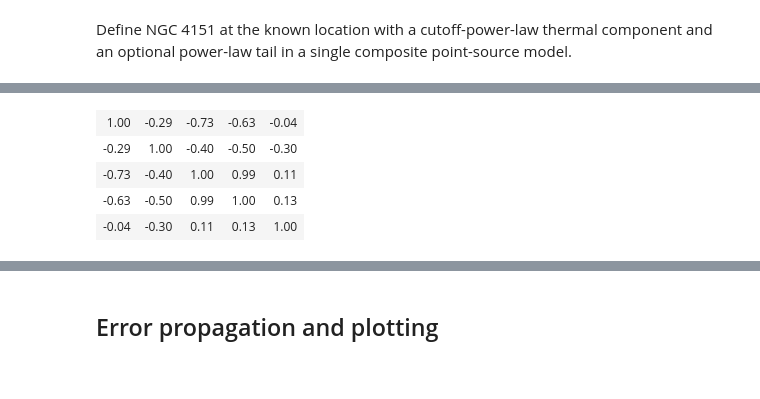
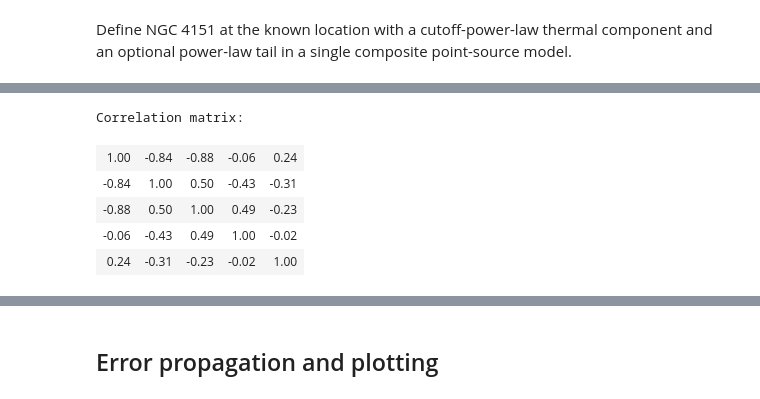
Before and after one commit to parshadkp/cosipy, a Jupyter notebook: docs/tutorials/spectral_fits/continuum_fit/AGN/AGN_Corona_DC4_SubMethod.ipynb, the cells around one changed output, grey strips where cells are left out. Drawn from its saved outputs; the diff is of its cells as text; code cells hidden in the pictures.

```diff
--- a/docs/tutorials/spectral_fits/continuum_fit/AGN/AGN_Corona_DC4_SubMethod.ipynb
+++ b/docs/tutorials/spectral_fits/continuum_fit/AGN/AGN_Corona_DC4_SubMethod.ipynb
@@ -63,22 +46,27 @@ if not (analysis_dir / "agn.yaml").exists():
     if repo_notebook_dir.exists():
         analysis_dir = repo_notebook_dir
 
-# binned_mock_data_file = Path("/Users/parshadkp/Library/CloudStorage/OneDrive-ClemsonUniversity/COSI/Software_Files/DC4_Files/Mock_Data/mock_with_updated_NGC4151_FluxNTH_0p35_time_cut.hdf5")
+# binned_mock_data_file = Path("/Users/parshadkp/Library/CloudStorage/OneDrive-ClemsonUniversity/COSI/Software_Files/DC4_Files/Mock_Data/Mock_Data_Cut/mock_with_updated_NGC4151_FluxNTH_0p35_time_cut.hdf5")
 # NGC4151_file = Path("/Users/parshadkp/Software/COSI_Data/DC4_Files/NGC_4151_ec200_0p35_DC3_COSI_cpl_pl_time_cut_in_fov.hdf5")
+
+# binned_mock_data_file = Path("/Users/parshadkp/Library/CloudStorage/OneDrive-ClemsonUniversity/COSI/Software_Files/DC4_Files/Mock_Data/Mock_Data_Cut/mock_with_updated_NGC4151_FluxNTH_0p25_time_cut.hdf5")
+# NGC4151_file = Path("/Users/parshadkp/Software/COSI_Data/DC4_Files/NGC_4151_ec200_0p25_DC4_COSI_cpl_pl_time_cut_in_fov.hdf5")
+
+# binned_mock_data_file = Path("/Users/parshadkp/Library/CloudStorage/OneDrive-ClemsonUniversity/COSI/Software_Files/DC4_Files/Mock_Data/Mock_Data_Cut/mock_with_updated_NGC4151_FluxNTH_0p30_time_cut.hdf5")
+# NGC4151_file = Path("/Users/parshadkp/Software/COSI_Data/DC4_Files/NGC_4151_ec200_0p30_DC4_COSI_cpl_pl_time_cut_in_fov.hdf5")
 
 binned_mock_data_file = Path("/Users/parshadkp/Library/CloudStorage/OneDrive-ClemsonUniversity/COSI/Software_Files/DC4_Files/Mock_Data/Mock_Data_Cut/mock_with_updated_NGC4151_FluxNTH_0p15_time_cut.hdf5")
 NGC4151_file = Path("/Users/parshadkp/Software/COSI_Data/DC4_Files/NGC_4151_ec200_DC4_COSI_cpl_pl_fluxNTH_0p15_time_cut_in_fov.hdf5")
 
-# binned_mock_data_file = Path("/Users/parshadkp/Library/CloudStorage/OneDrive-ClemsonUniversity/COSI/Software_Files/DC4_Files/Mock_Data/dc4_mock_dataset_3months_unbinned_data_filtered_with_SAAcut_time_ordered_ngc4151_in_fov_binned.hdf5")
+# binned_mock_data_file = Path("/Users/parshadkp/Library/CloudStorage/OneDrive-ClemsonUniversity/COSI/Software_Files/DC4_Files/Mock_Data/Mock_Data_Cut/dc4_mock_dataset_3months_unbinned_data_filtered_with_SAAcut_time_ordered_ngc4151_in_fov_binned.hdf5")
 # NGC4151_file = Path("/Users/parshadkp/Software/COSI_Data/DC4_Files/NGC_4151__3months_unbinned_data_filtered_with_SAAcut_ngc4151_in_fov_binned.hdf5")
 
 orientation_path = "/Users/parshadkp/Library/CloudStorage/OneDrive-ClemsonUniversity/COSI/Software_Files/DC4_Files/DC4_final_530km_3_month_with_slew_15sbins_GalacticEarth_SAA.ori"
 response_path = "/Users/parshadkp/Library/CloudStorage/OneDrive-ClemsonUniversity/COSI/Software_Files/DC4_Files/ResponseContinuum.o3.e100_10000.b10log.s10396905069491.m2284.filtered.nonsparse.binnedimaging.imagingresponse.h5"
 agn_config = analysis_dir / "agn.yaml"
 
-exposure_multiplier = 1
-reference_flux_multiplier = exposure_multiplier
-count_exposure_multiplier = exposure_multiplier
+exposure_multiplier = 8
+exposure_months = exposure_multiplier * 3
 
 # Toggle whether the response uses the NGC 4151 FOV-cut spacecraft history.
 use_time_cut_orientation = True
@@ -229,8 +228,8 @@ if not NGC4151_file.exists():
 mock = Histogram.open(binned_mock_data_file)
 NGC4151 = Histogram.open(NGC4151_file)
 
-data_hist = mock.project("Em", "Phi", "PsiChi") * count_exposure_multiplier
-ngc4151_hist = NGC4151.project("Em", "Phi", "PsiChi") * count_exposure_multiplier
+data_hist = mock.project("Em", "Phi", "PsiChi") * exposure_multiplier
+ngc4151_hist = NGC4151.project("Em", "Phi", "PsiChi") * exposure_multiplier
 total_bkg = data_hist - ngc4151_hist
 
 
@@ -398,21 +419,43 @@ def build_ngc4151_model():
     return model
 # %%
-print(f"\nFitting {orientation_label} ...")
+def fit_ngc4151_hypothesis(label, plugin_name, include_tail, color, linestyle):
+    print(f"\nFitting {label} ...")
 
-primary_fit = {
-    "label": orientation_label,
-    "sc_orientation": sc_orientation,
-    "color": orientation_color,
-    "linestyle": "dashdot",
-}
-primary_fit.update(build_cosi_plugin(sc_orientation, plugin_name="cosi"))
-primary_fit["model"] = build_ngc4151_model()
-primary_fit["plugins"] = DataList(primary_fit["cosi"])
-primary_fit["like"] = JointLikelihood(primary_fit["model"], primary_fit["plugins"], verbose=False)
+    fit = {
+        "label": label,
+        "sc_orientation": sc_orientation,
+        "include_nonthermal_tail": include_tail,
+        "color": color,
+        "linestyle": linestyle,
+    }
+    fit.update(build_cosi_plugin(sc_orientation, plugin_name=plugin_name))
+    fit["model"] = build_ngc4151_model(include_tail=include_tail)
+    fit["plugins"] = DataList(fit["cosi"])
+    fit["like"] = JointLikelihood(fit["model"], fit["plugins"], verbose=False)
 
-_ = primary_fit["like"].fit()
-primary_fit["results"] = primary_fit["like"].results
-primary_fit["expectation"] = primary_fit["response"].expectation()
+    _ = fit["like"].fit()
+    fit["results"] = fit["like"].results
+    fit["expectation"] = fit["response"].expectation()
+
+    return fit
+
+
+cpl_pl_fit = fit_ngc4151_hypothesis(
+    f"{orientation_label} CPL + PL",
+    plugin_name="cosi_cpl_pl",
+    include_tail=True,
+    color=orientation_color,
+    linestyle="dashdot",
+)
+cpl_only_fit = fit_ngc4151_hypothesis(
+    f"{orientation_label} CPL only",
+    plugin_name="cosi_cpl_only",
+    include_tail=False,
+    color="black",
+    linestyle="dashed",
+)
+
+primary_fit = cpl_pl_fit
 
 data = primary_fit["data"]
 bkg = primary_fit["bkg"]
@@ -440,5 +484,6 @@ Correlation matrix:
+Correlation matrix:
-| 1.00 | -0.29 | -0.73 | -0.63 | -0.04 |
-| -0.29 | 1.00 | -0.40 | -0.50 | -0.30 |
-| -0.73 | -0.40 | 1.00 | 0.99 | 0.11 |
-| -0.63 | -0.50 | 0.99 | 1.00 | 0.13 |
-| -0.04 | -0.30 | 0.11 | 0.13 | 1.00 |
+| 1.00 | -0.84 | -0.88 | -0.06 | 0.24 |
+| -0.84 | 1.00 | 0.50 | -0.43 | -0.31 |
+| -0.88 | 0.50 | 1.00 | 0.49 | -0.23 |
+| -0.06 | -0.43 | 0.49 | 1.00 | -0.02 |
+| 0.24 | -0.31 | -0.23 | -0.02 | 1.00 |
```
Also changed, not shown: parts of 13 cells of this notebook, 1 other file.
